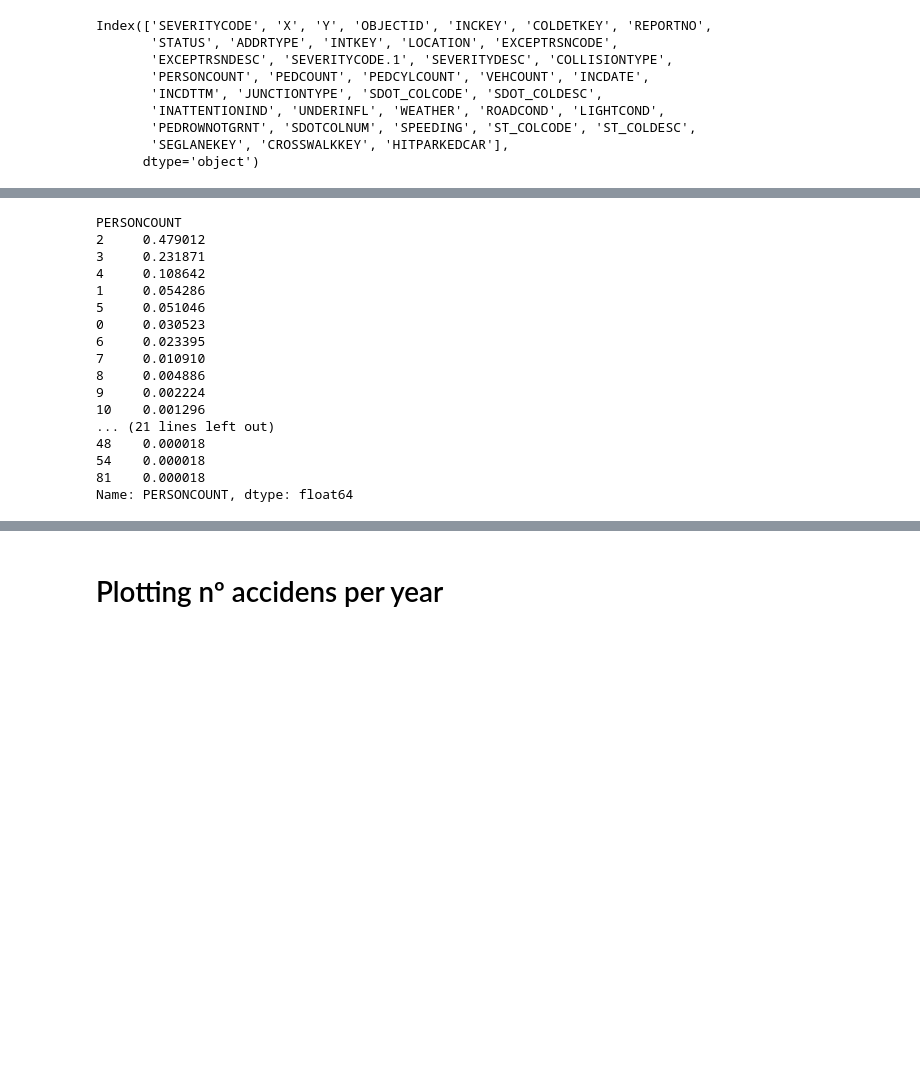
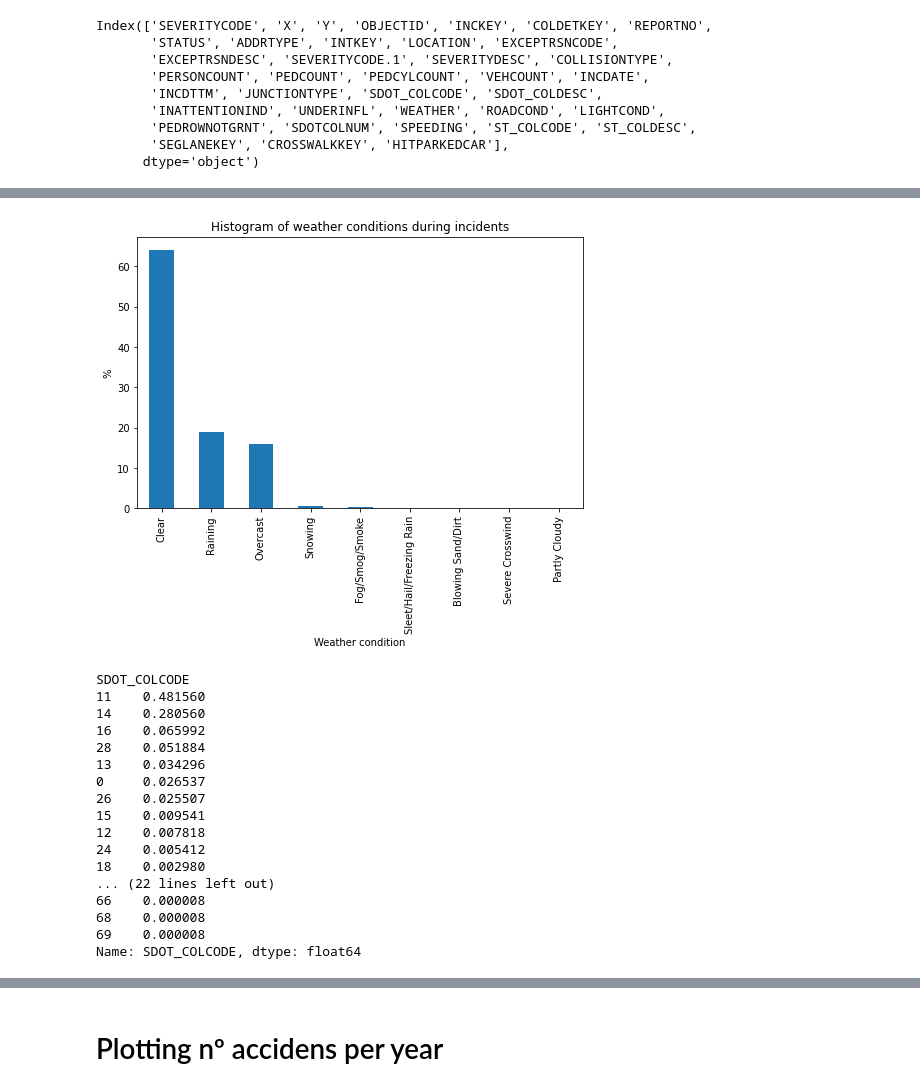
Before and after one commit to Joanpm1215/Capstone-Project, a Jupyter notebook: Scripts/Capstone_Project.ipynb, the cells around one changed output, grey strips where cells are left out. Drawn from its saved outputs; the diff is of its cells as text; code cells hidden in the pictures; blank space fills up the shorter version.

```diff
--- a/Scripts/Capstone_Project.ipynb
+++ b/Scripts/Capstone_Project.ipynb
@@ -68,22 +210,39 @@ df_traffic.rename({'X': 'Y', 'Y': 'X'}, axis=1, inplace=True)
+# %%
+Condition = ["Unknown", "Other"]
+filt = df_traffic["WEATHER"].isin(Condition)
+df_traffic.drop(index=df_traffic[filt].index, inplace = True) # Using the filtrer to acces the indexes of the rows you want to delete.
+# %%
+country_grp = df_traffic.groupby(["SEVERITYCODE"])
+# %%
+weather = country_grp["WEATHER"].value_counts(normalize=True).loc[1]*100
+weather.plot(kind='bar', figsize=(8, 5))
+
+plt.title('Histogram of weather conditions during incidents') # add a title to the histogram
+plt.ylabel('%') # add y-label
+plt.xlabel('Weather condition') # add x-label
+
+plt.show()
+# %% [output]
+[figure, added]
 # %%
 country_grp = df_traffic.groupby(["SEVERITYCODE"])
 # country_grp.get_group(1)
-country_grp["PERSONCOUNT"].value_counts(normalize=True).loc[2]
+country_grp["SDOT_COLCODE"].value_counts(normalize=True).loc[2]
 # %% [output]
-PERSONCOUNT
-2     0.479012
-3     0.231871
-4     0.108642
-1     0.054286
-5     0.051046
-0     0.030523
-6     0.023395
-7     0.010910
-8     0.004886
-9     0.002224
-10    0.001296
-... (21 lines left out)
-48    0.000018
-54    0.000018
-81    0.000018
-Name: PERSONCOUNT, dtype: float64
+SDOT_COLCODE
+11    0.481560
+14    0.280560
+16    0.065992
+28    0.051884
+13    0.034296
+0     0.026537
+26    0.025507
+15    0.009541
+12    0.007818
+24    0.005412
+18    0.002980
+... (22 lines left out)
+66    0.000008
+68    0.000008
+69    0.000008
+Name: SDOT_COLCODE, dtype: float64
```
Also changed, not shown: parts of 38 cells of this notebook.
